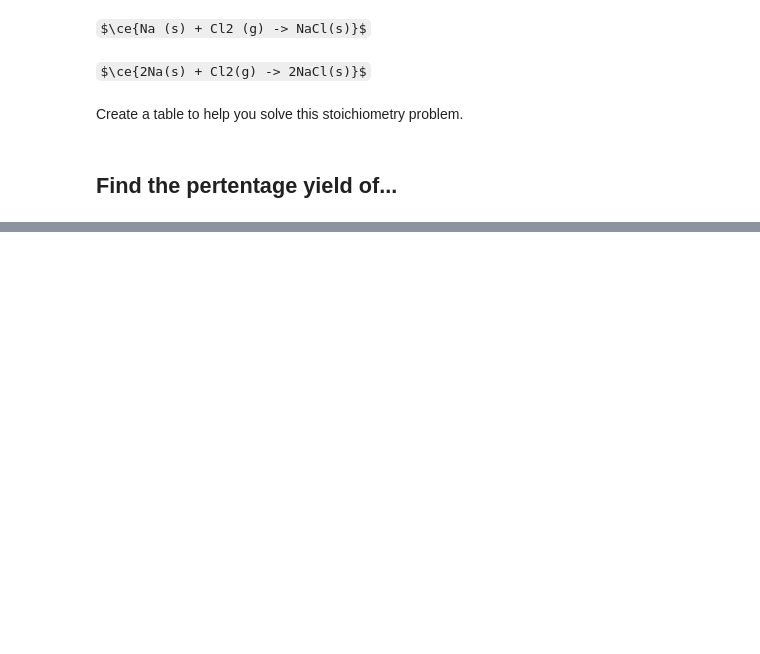
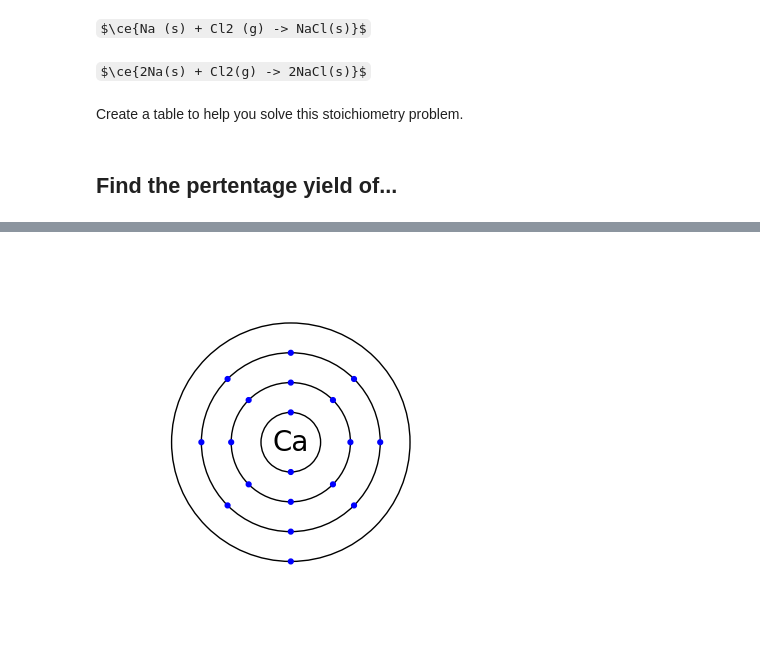
Before and after one commit to GenChemCoding/templates, a Jupyter notebook: Notebook_3.ipynb, the cells around one changed output, grey strips where cells are left out. Drawn from its saved outputs; the diff is of its cells as text; code cells hidden in the pictures; some formulas as TeX source; blank space fills up the shorter version.

Commit message:
Added a section for students to guess if a bohr model depicts an ion.

```diff
--- a/Notebook_3.ipynb
+++ b/Notebook_3.ipynb
@@ -35,0 +101,87 @@ Percentage_yield = (actual_yield/theoretical_yield)*100
+# %%
+def create_bohr_model():
+  atom = mendeleev.element(random.randint(1,56))
+  rand_ion = random.randint(-1,1)
+  num_proton = atom.atomic_number + rand_ion
+  fig, ax = plt.subplots()
+
+  ax.set_axis_off()
+  ax.set_xlim(-3.1,3.1)
+  ax.set_ylim(-3.1,3.1)
+  ax.autoscale(False)
+  ax.set_aspect('equal')
+
+  fp = fm.FontProperties(size='20') # Atomic symbol size
+  t = txt.Text(text=atom.symbol, fontproperties=fp, verticalalignment='center', horizontalalignment='center', bbox = dict( visible=False, color='grey')) # Atomic symbol code
+  ax.add_artist(t)
+
+  coord_list = [ (0,-1),(0,1),(1,0),(-1,0),(.707,.707),(-.707,.707),(-.707,-.707),(.707,-.707),(.5,.866),(-.5,-.866),
+  (-.5,.866),(.5,-.866),(.866,.5),(-.866,.5),(.866,-.5),(-.866,-.5),(.966,-.259),(-.966,.259)]
+  coord_list_2 = [tuple(item * 1.5 for item in t) for t in coord_list]
+  coord_list_3 = [tuple(item * 2 for item in t) for t in coord_list]
+  coord_list_4 = [tuple(item * 2.5 for item in t) for t in coord_list]
+
+  if num_proton > 56:
+    print("Error: Element is out of range (atomic number must be 1-56).")
+    return
+  if num_proton > 0 :
+    circle = Circle((0, 0), radius=0.5, fill=False, color='black')
+    ax.add_patch(circle)
+    for i in range(min(num_proton, 2)):
+      circle = Circle((0,-.5 +  i ), radius=0.04, fill=True, color='blue')
+      ax.add_patch(circle)
+  if num_proton > 2:
+    circle = Circle((0, 0), radius=1, fill=False, color='black')
+    ax.add_patch(circle)
+    for i in range(min(num_proton-2, 8)):
+      circle = Circle(((coord_list[i])), radius=0.04, fill=True, color='blue')
+      ax.add_patch(circle)
+  if num_proton > 10:
+    circle = Circle((0, 0), radius=1.5, fill=False, color='black')
+    ax.add_patch(circle)
+    for i in range(min(num_proton-10, 8)):
+      circle = Circle(((coord_list_2[i])), radius=0.04, fill=True, color='blue')
+      ax.add_patch(circle)
+  if num_proton > 18:
+    circle = Circle((0, 0), radius=2, fill=False, color='black')
+    ax.add_patch(circle)
+    for i in range(min(num_proton-18, 2)):
+      circle = Circle((0,-2 + i*4 ), radius=0.04, fill=True, color='blue')
+      ax.add_patch(circle)
+  if num_proton > 20:
+    for i in range(min(num_proton-20,10)):
+      circle = Circle(((coord_list_2[i+8])), radius=0.04, fill=True, color='blue')
+      ax.add_patch(circle)
+  if num_proton > 30:
+    for i in range(min(num_proton-30,6)):
+      circle = Circle(((coord_list_3[i+2])), radius=0.04, fill=True, color='blue')
+      ax.add_patch(circle)
+  if num_proton > 36:
+    circle = Circle((0, 0), radius=2.5, fill=False, color='black')
+    ax.add_patch(circle)
+    for i in range(min(num_proton-36,2)):
+      circle = Circle((0,-2.5 + i*5 ), radius=0.04, fill=True, color='blue')
+      ax.add_patch(circle)
+  if num_proton > 38:
+    for i in range(min(num_proton-38,10)):
+      circle = Circle(((coord_list_3[i+8])), radius=0.04, fill=True, color='blue')
+      ax.add_patch(circle)
+  if num_proton > 48:
+    for i in range(min(num_proton-48,6)):
+      circle = Circle(((coord_list_4[i+2])), radius=0.04, fill=True, color='blue')
+      ax.add_patch(circle)
+  if num_proton > 54:
+    circle = Circle((0, 0), radius=3, fill=False, color='black')
+    ax.add_patch(circle)
+    for i in range(min(num_proton-54,2)):
+      circle = Circle((0,-3 + i*6 ), radius=0.04, fill=True, color='blue')
+      ax.add_patch(circle)
+  if rand_ion != 0:
+    print("This is an ion")
+    print("It has",rand_ion,"extra electrons")
+  else:
+    print("This is not an ion")
+  plt.show()
+
+create_bohr_model()
+# %% [output]
@@ -35,0 +190 @@ Percentage_yield = (actual_yield/theoretical_yield)*100
+[figure, added]
```
Also changed, not shown: parts of 33 cells of this notebook.
